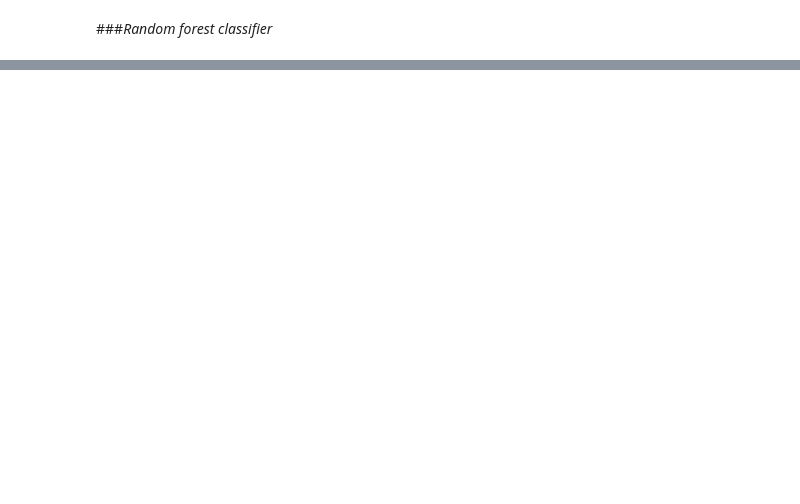
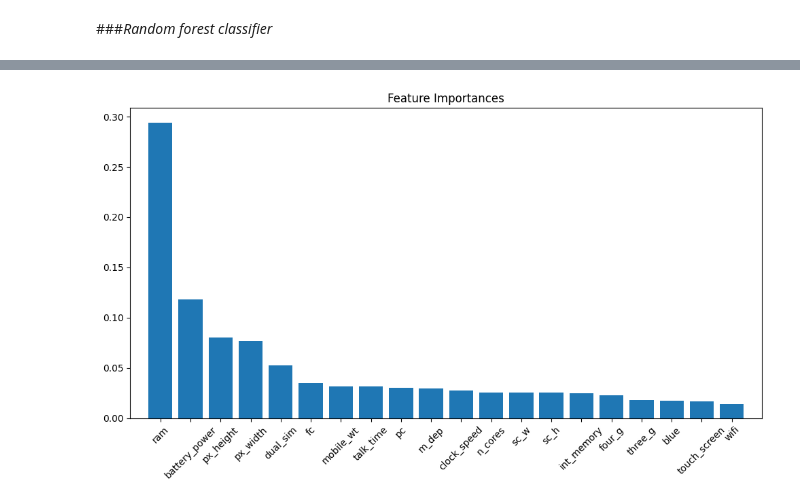
Before and after one commit to juel-123/Mobile_price_prediction.ipynb, a Jupyter notebook: Mobile_price_prediction.ipynb, the cells around one changed output, grey strips where cells are left out. Saved outputs shown, nothing was run; the diff lists cells and outputs as text; code cells hidden in the pictures; blank space fills up the shorter version.

```diff
--- a/Mobile_price_prediction.ipynb
+++ b/Mobile_price_prediction.ipynb
@@ -826,0 +1387,5 @@ weighted avg       0.95      0.95      0.95      1571
+# %%
+parameters = {'learning_rate':[0.6,1],'n_estimators':[500,1000],'gamma':[0.2],'subsample':[0.5,0.6]}
+# %%
+xgb_tune = GridSearchCV(xgb,parameters,cv=3,verbose =4)
+xgb_tune.fit(x_train,y_train)
@@ -826,0 +1431,4 @@ weighted avg       0.95      0.95      0.95      1571
+# %%
+#Fitting the model with the best parameter
+xgb_best_p = XGBClassifier(gamma= 0.2, learning_rate= 0.6, n_estimators= 500, subsample= 0.6)
+xgb_best_p.fit(x_train,y_train)
@@ -826,0 +1484,18 @@ weighted avg       0.95      0.95      0.95      1571
+# %%
+#feature importance
+def plot_feature_importance(algo, feature_names):
+    importances = algo.feature_importances_
+    indices = np.argsort(importances)[::-1]
+
+    plt.figure(figsize=(10, 6))
+    plt.title("Feature Importances")
+    plt.bar(range(x.shape[1]), importances[indices], align="center")
+    plt.xticks(range(x.shape[1]), [feature_names[i] for i in indices], rotation=45)
+    plt.xlim([-1, x.shape[1]])
+    plt.tight_layout()
+    plt.show()
+# %%
+# Call the function to plot feature importance
+plot_feature_importance(xgb_best_p, x.columns)
+# %% [output]
+[figure, added]
```
Also changed, not shown: parts of 109 cells of this notebook.
